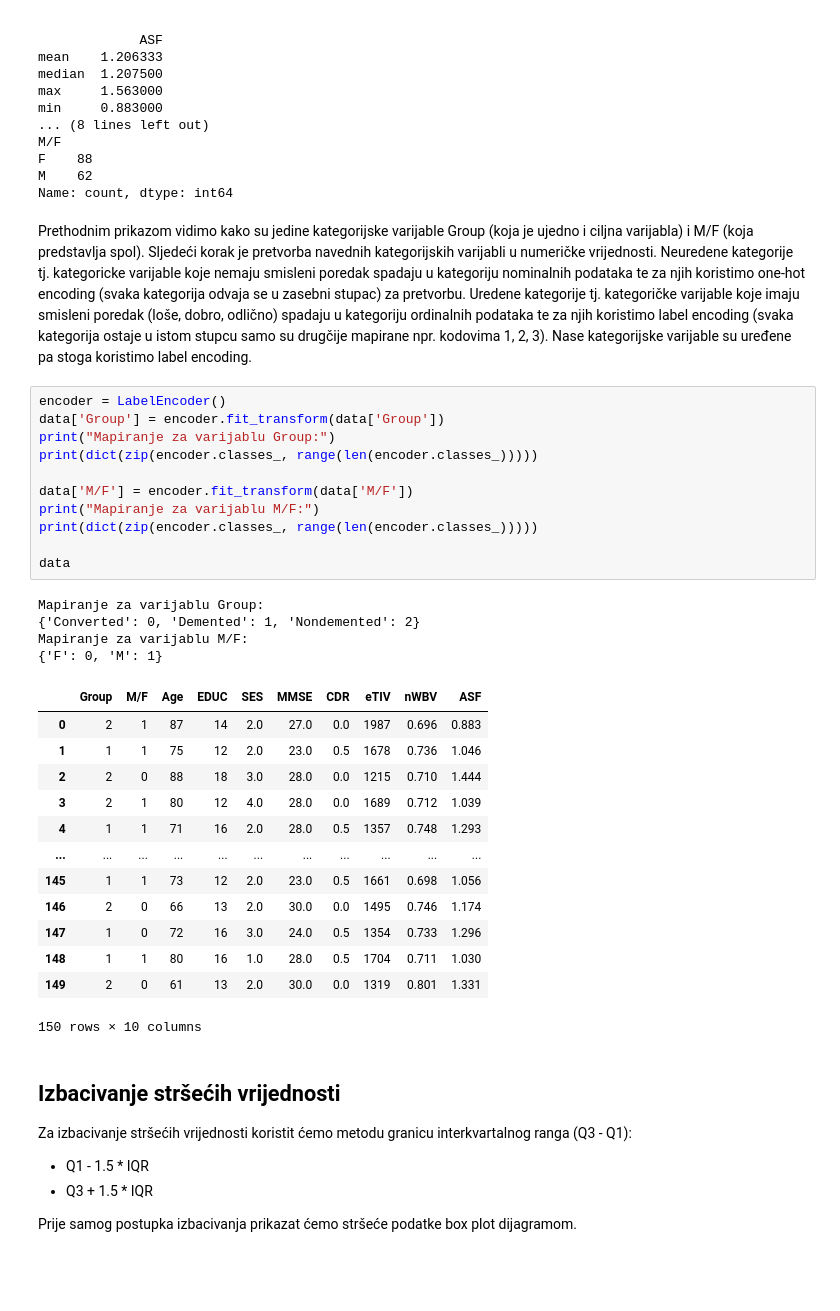
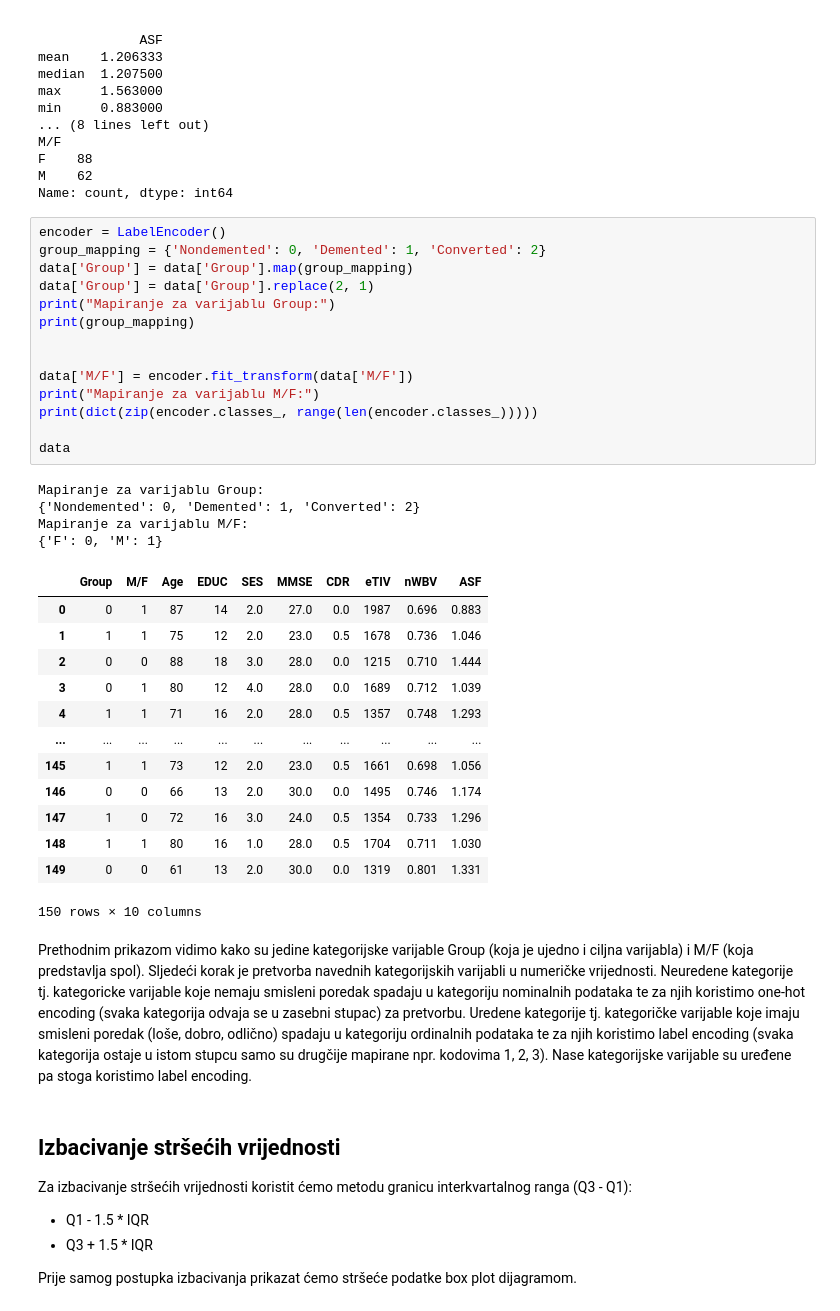
Before and after one commit to dz54240/UUZOP---projekt, a Jupyter notebook: uuzop_projekt.ipynb, the cells around one changed output. Saved outputs shown, nothing was run; the diff lists cells and outputs as text; blank space fills up the shorter version.

```diff
--- a/uuzop_projekt.ipynb
+++ b/uuzop_projekt.ipynb
@@ -189,39 +189,42 @@ M/F
 F    88
 M    62
 Name: count, dtype: int64
-# %% [markdown]
-Prethodnim prikazom vidimo kako su jedine kategorijske varijable Group (koja je ujedno i ciljna varijabla) i M/F (koja predstavlja spol). Sljedeći korak je pretvorba navednih kategorijskih varijabli u numeričke vrijednosti. Neuredene kategorije tj. kategoricke varijable koje nemaju smisleni poredak spadaju u kategoriju nominalnih podataka te za njih koristimo one-hot encoding (svaka kategorija odvaja se u zasebni stupac) za pretvorbu.
-Uredene kategorije tj. kategoričke varijable koje imaju smisleni poredak (loše, dobro, odlično) spadaju u kategoriju ordinalnih podataka te za njih koristimo label encoding (svaka kategorija ostaje u istom stupcu samo su drugčije mapirane npr. kodovima 1, 2, 3).
-Nase kategorijske varijable su uređene pa stoga koristimo label encoding.
 # %%
 encoder = LabelEncoder()
-data['Group'] = encoder.fit_transform(data['Group'])
+group_mapping = {'Nondemented': 0, 'Demented': 1, 'Converted': 2}
+data['Group'] = data['Group'].map(group_mapping)
+data['Group'] = data['Group'].replace(2, 1)
 print("Mapiranje za varijablu Group:")
-print(dict(zip(encoder.classes_, range(len(encoder.classes_)))))
+print(group_mapping)
+
 
 data['M/F'] = encoder.fit_transform(data['M/F'])
 print("Mapiranje za varijablu M/F:")
 print(dict(zip(encoder.classes_, range(len(encoder.classes_)))))
 
 data
 # %% [output]
 Mapiranje za varijablu Group:
-{'Converted': 0, 'Demented': 1, 'Nondemented': 2}
+{'Nondemented': 0, 'Demented': 1, 'Converted': 2}
 Mapiranje za varijablu M/F:
 {'F': 0, 'M': 1}
 |  | Group | M/F | Age | EDUC | SES | MMSE | CDR | eTIV | nWBV | ASF |
-| 0 | 2 | 1 | 87 | 14 | 2.0 | 27.0 | 0.0 | 1987 | 0.696 | 0.883 |
+| 0 | 0 | 1 | 87 | 14 | 2.0 | 27.0 | 0.0 | 1987 | 0.696 | 0.883 |
 | 1 | 1 | 1 | 75 | 12 | 2.0 | 23.0 | 0.5 | 1678 | 0.736 | 1.046 |
-| 2 | 2 | 0 | 88 | 18 | 3.0 | 28.0 | 0.0 | 1215 | 0.710 | 1.444 |
-| 3 | 2 | 1 | 80 | 12 | 4.0 | 28.0 | 0.0 | 1689 | 0.712 | 1.039 |
+| 2 | 0 | 0 | 88 | 18 | 3.0 | 28.0 | 0.0 | 1215 | 0.710 | 1.444 |
+| 3 | 0 | 1 | 80 | 12 | 4.0 | 28.0 | 0.0 | 1689 | 0.712 | 1.039 |
 | 4 | 1 | 1 | 71 | 16 | 2.0 | 28.0 | 0.5 | 1357 | 0.748 | 1.293 |
 | ... | ... | ... | ... | ... | ... | ... | ... | ... | ... | ... |
 | 145 | 1 | 1 | 73 | 12 | 2.0 | 23.0 | 0.5 | 1661 | 0.698 | 1.056 |
-| 146 | 2 | 0 | 66 | 13 | 2.0 | 30.0 | 0.0 | 1495 | 0.746 | 1.174 |
+| 146 | 0 | 0 | 66 | 13 | 2.0 | 30.0 | 0.0 | 1495 | 0.746 | 1.174 |
 | 147 | 1 | 0 | 72 | 16 | 3.0 | 24.0 | 0.5 | 1354 | 0.733 | 1.296 |
 | 148 | 1 | 1 | 80 | 16 | 1.0 | 28.0 | 0.5 | 1704 | 0.711 | 1.030 |
-| 149 | 2 | 0 | 61 | 13 | 2.0 | 30.0 | 0.0 | 1319 | 0.801 | 1.331 |
+| 149 | 0 | 0 | 61 | 13 | 2.0 | 30.0 | 0.0 | 1319 | 0.801 | 1.331 |
 150 rows × 10 columns
+# %% [markdown]
+Prethodnim prikazom vidimo kako su jedine kategorijske varijable Group (koja je ujedno i ciljna varijabla) i M/F (koja predstavlja spol). Sljedeći korak je pretvorba navednih kategorijskih varijabli u numeričke vrijednosti. Neuredene kategorije tj. kategoricke varijable koje nemaju smisleni poredak spadaju u kategoriju nominalnih podataka te za njih koristimo one-hot encoding (svaka kategorija odvaja se u zasebni stupac) za pretvorbu.
+Uredene kategorije tj. kategoričke varijable koje imaju smisleni poredak (loše, dobro, odlično) spadaju u kategoriju ordinalnih podataka te za njih koristimo label encoding (svaka kategorija ostaje u istom stupcu samo su drugčije mapirane npr. kodovima 1, 2, 3).
+Nase kategorijske varijable su uređene pa stoga koristimo label encoding.
 # %% [markdown]
 ## Izbacivanje stršećih vrijednosti
 Za izbacivanje stršećih vrijednosti koristit ćemo metodu granicu interkvartalnog ranga (Q3 - Q1):
```
Also changed, not shown: parts of 17 cells of this notebook.
